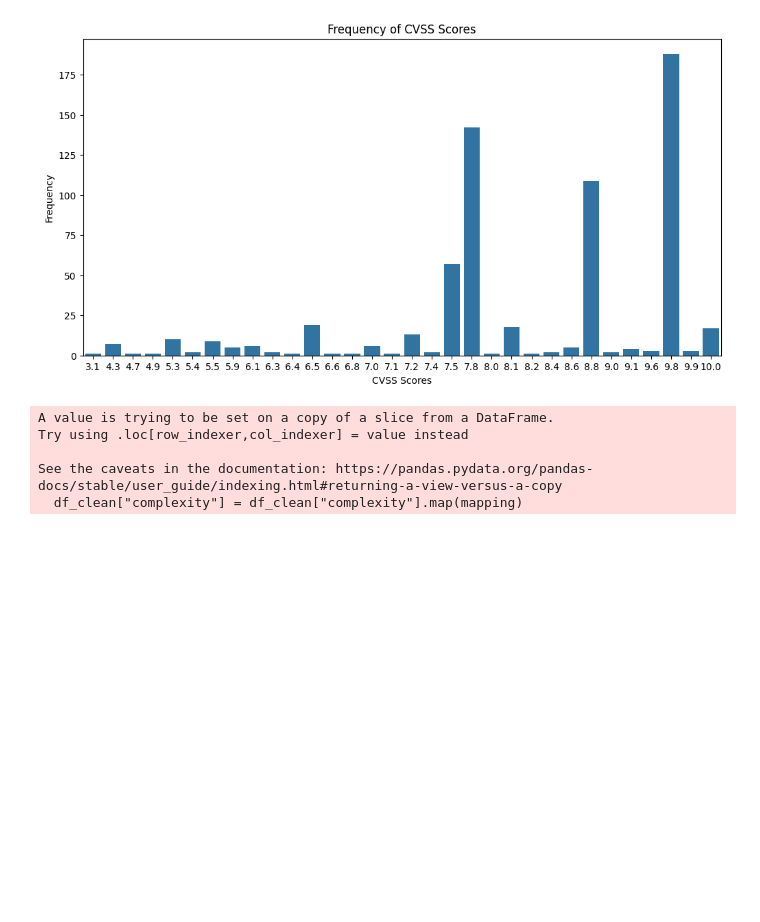
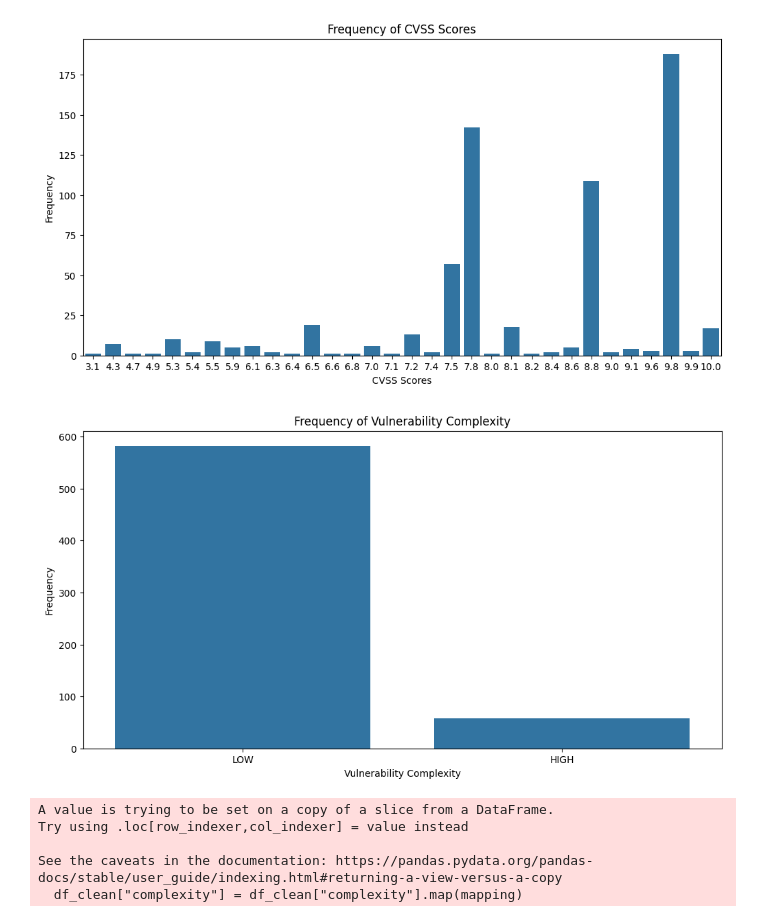
Before and after one commit to S10241798/AITT, a Jupyter notebook: AITT Assignment.ipynb, the cells around one changed output. Drawn from its saved outputs; the diff is of its cells as text; code cells hidden in the pictures; blank space fills up the shorter version.

```diff
--- a/AITT Assignment.ipynb
+++ b/AITT Assignment.ipynb
@@ -174,6 +175,18 @@ plt.title("Frequency of CVSS Scores")
 plt.show()
 # %% [output]
 [figure]
+# %%
+plt.figure(figsize=(12, 6))
+# Creating a plot to show the frequency of Complexities
+sns.countplot(x="complexity", data=df_clean)
+plt.xlabel("Vulnerability Complexity")
+plt.ylabel("Frequency")
+plt.title("Frequency of Vulnerability Complexity")
+
+# Show the plot
+plt.show()
+# %% [output]
+[figure, added]
 # %%
 
 # Importing sklearn
```
Also changed, not shown: parts of 4 cells of this notebook.
